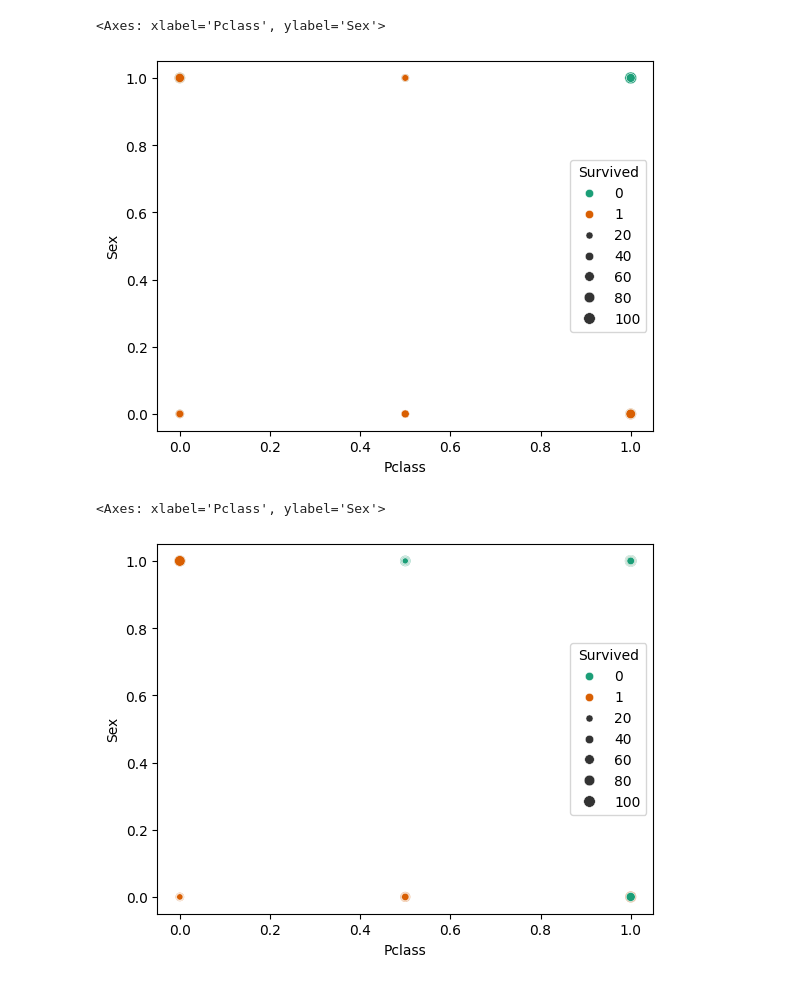
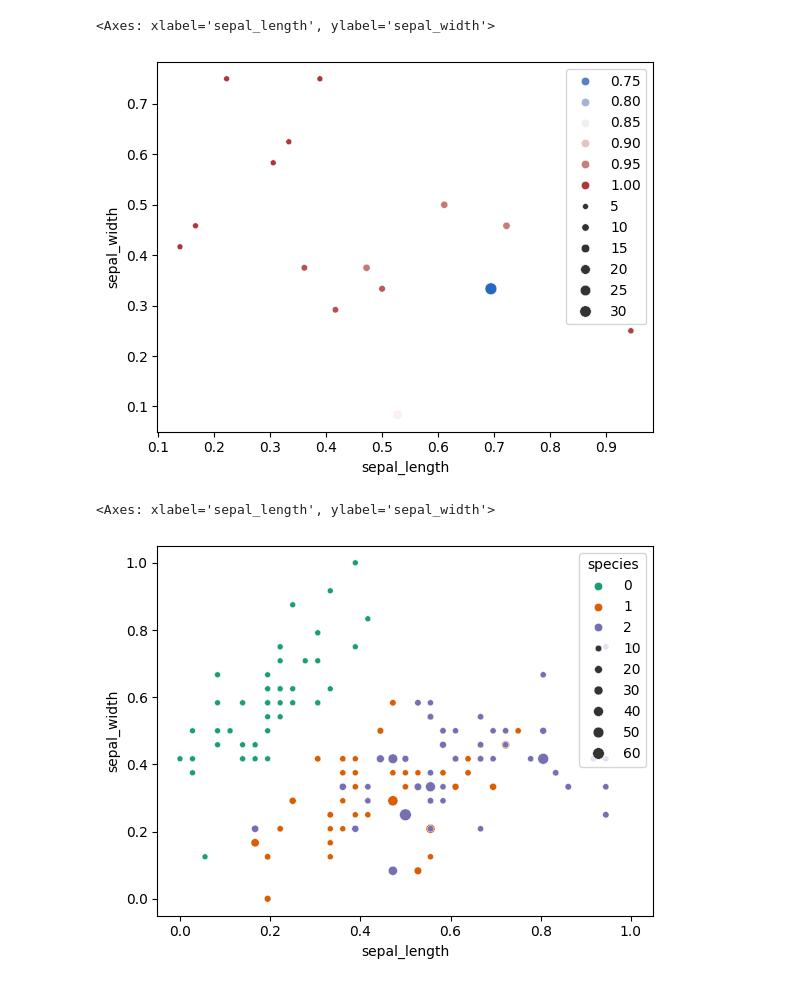
Before and after one commit to jakerhodes/RF-GAP-Python, a Jupyter notebook: test_trust.ipynb, the cells around one changed output. Drawn from its saved outputs; the diff is of its cells as text; code cells hidden in the pictures.

```diff
--- a/test_trust.ipynb
+++ b/test_trust.ipynb
@@ -19,7 +19,7 @@ from sklearn.model_selection import train_test_split
 # x = dataprep(x, label_col_idx = None, scale = None)
 # %%
 # data   = pd.read_csv('../datasets/2_class_normal.csv', sep = ',')
-data   = pd.read_csv('../datasets/titanic.csv', sep = ',')
+data   = pd.read_csv('../datasets/iris.csv', sep = ',')
 x, y   = dataprep(data)
 n, d   = x.shape
 n_classes = len(y.unique())
@@ -65,11 +58,12 @@ sns.histplot(trust_scores)
 # %%
-x['trust'] = rf.trust_correct_proba
+x['trust'] = rf.trust_scores
 x['class'] = y
 # %%
 # sns.pairplot(x, hue = 'class', plot_kws = {'s': 10})
 # %%
 def rescale(x):
-    return 100 - (x - x.min())/(x.max() - x.min()) * 100 + 5
+    # return 100 - (x - x.min())/(x.max() - x.min()) * 100 + 5
+    return 100 - x/x.max() * 100 + 5
 # %%
 phate_op = PHATE(knn_dist = 'precomputed')
 emb = phate_op.fit_transform(prox2)
@@ -121,5 +180,7 @@ rf3.oob_score_
 # %%
 x['oob_correct'] = rf.is_correct_oob
+x['diff_top_2_proba'] = rf.diff_top_2_proba
+x['trust_proba_diff'] = rf.trust_proba_diff
 # %%
 x.groupby('oob_correct').mean()
 # %% [output]
@@ -140,10 +206,11 @@ sns.kdeplot(data = x, hue = 'oob_correct', x = 'trust', fill = True)
 # %%
-sns.scatterplot(x = x.iloc[inds_test, 0], y = x.iloc[inds_test, 1], hue = y[inds_test], size = rescale(rf3.trust_minus_test), palette = 'Dark2')
+# sns.scatterplot(x = x.iloc[inds_test, 0], y = x.iloc[inds_test, 1], hue = y[inds_test], size = rescale(rf3.trust_scores_test), palette = 'Dark2')
+sns.scatterplot(x = x.iloc[inds_test, 0], y = x.iloc[inds_test, 1], hue = rf3.trust_scores_test, size = rescale(rf3.trust_scores_test), palette = 'vlag')
 # %% [output]
-<Axes: xlabel='Pclass', ylabel='Sex'>
+<Axes: xlabel='sepal_length', ylabel='sepal_width'>
-[figure, old version]
+[figure, new version]
 # %%
 sns.scatterplot(x = x.iloc[:, 0], y = x.iloc[:, 1], hue = y, size = rescale(rf.trust_scores), palette = 'Dark2')
 # %% [output]
-<Axes: xlabel='Pclass', ylabel='Sex'>
+<Axes: xlabel='sepal_length', ylabel='sepal_width'>
-[figure, old version]
+[figure, new version]
```
Also changed, not shown: parts of 36 cells of this notebook, 2 other files.
